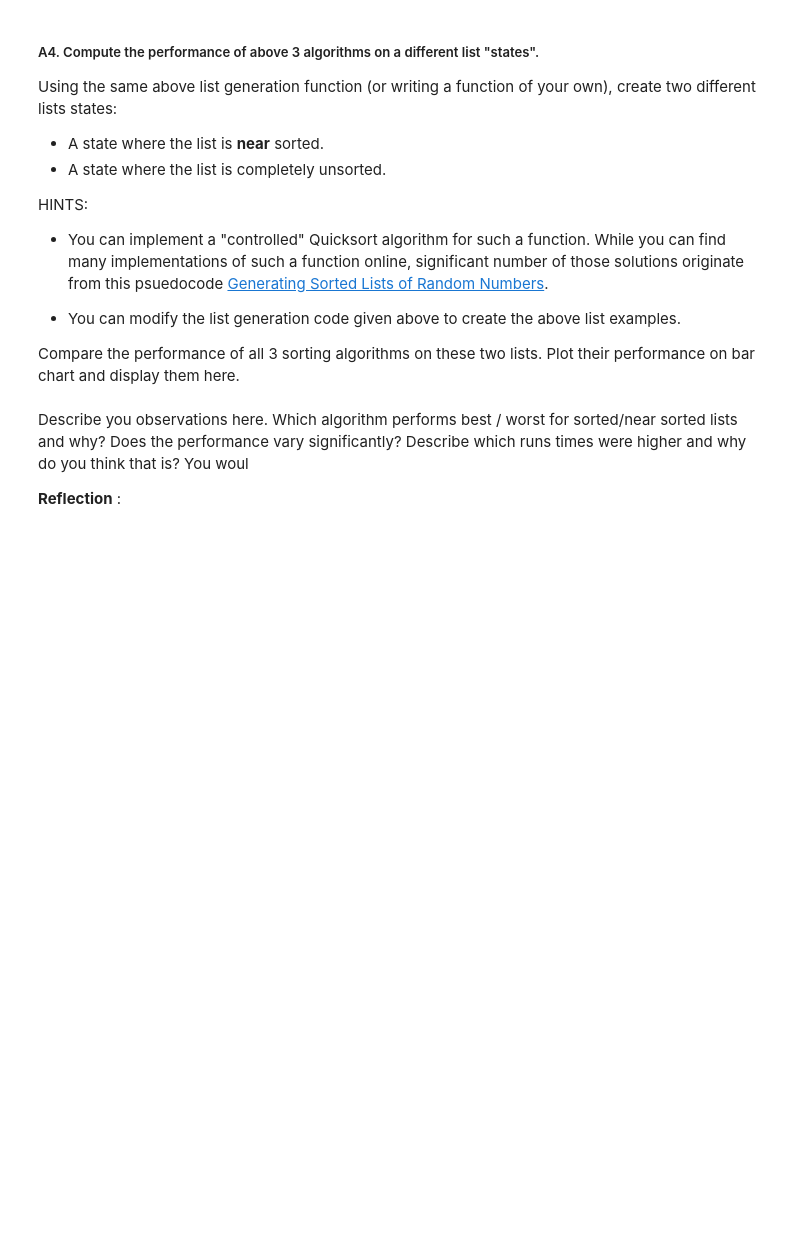
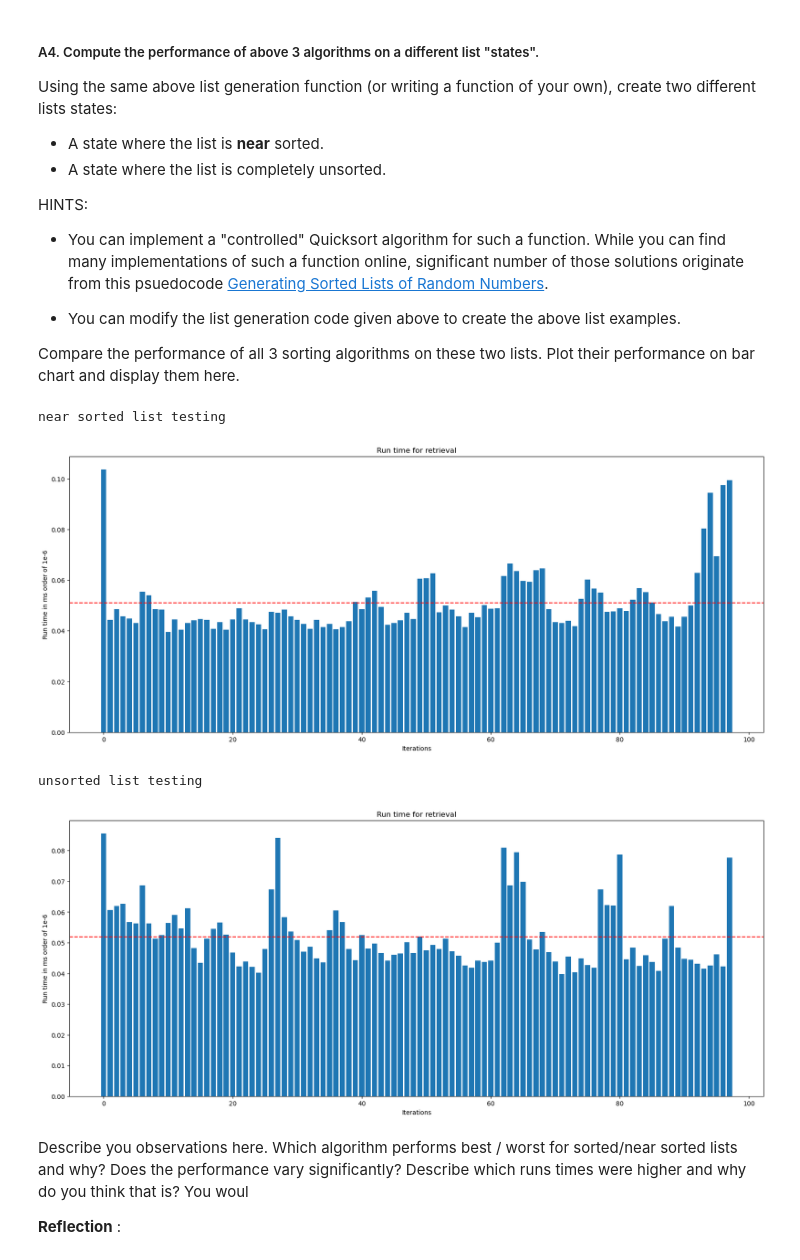
Before and after one commit to saboorah/CS2XC3, a Jupyter notebook: Lab_II.ipynb, the cells around one changed output. Drawn from its saved outputs; the diff is of its cells as text; code cells hidden in the pictures; blank space fills up the shorter version.

Commit message:
a4 bubble sort

```diff
--- a/Lab_II.ipynb
+++ b/Lab_II.ipynb
@@ -195,3 +255,43 @@ Compare the performance of all 3 sorting algorithms on these two lists. Plot the
+# %%
+### Bubble sort experiment code goes here
+
+near_sorted_list = create_custom_list(1000,100)
+near_sorted_list = quick_sort(near_sorted_list,150)
+
+unsorted_list = create_custom_list(1000,100)
+
+runs = random.randint(75,100)
+run_times1 = []
+run_times2 = []
+
+#near sorted list
+
+print("near sorted list testing")
+for i in range(runs):
+    bubblesort1 = BubbleSort(near_sorted_list)
+    start_near = timeit.default_timer()
+    num_near = bubblesort1.get_sorted()
+    stop_near = timeit.default_timer()
+    run_times1.append(stop_near-start_near)
+
+draw_plot(run_times1)
+
+#unsorted list
+
+print("unsorted list testing")
+for j in range(runs):
+    bubblesort2 = BubbleSort(unsorted_list)
+    start_un = timeit.default_timer()
+    num_un = bubblesort2.get_sorted()
+    stop_un = timeit.default_timer()
+    run_times2.append(stop_un-start_un)
+
+draw_plot(run_times2)
+# %% [output]
+near sorted list testing
+[figure, added]
+unsorted list testing
+[figure, added]
 # %%
 ### Selection sort experiment code goes here
 # %%
```
Also changed, not shown: parts of 8 cells of this notebook.
